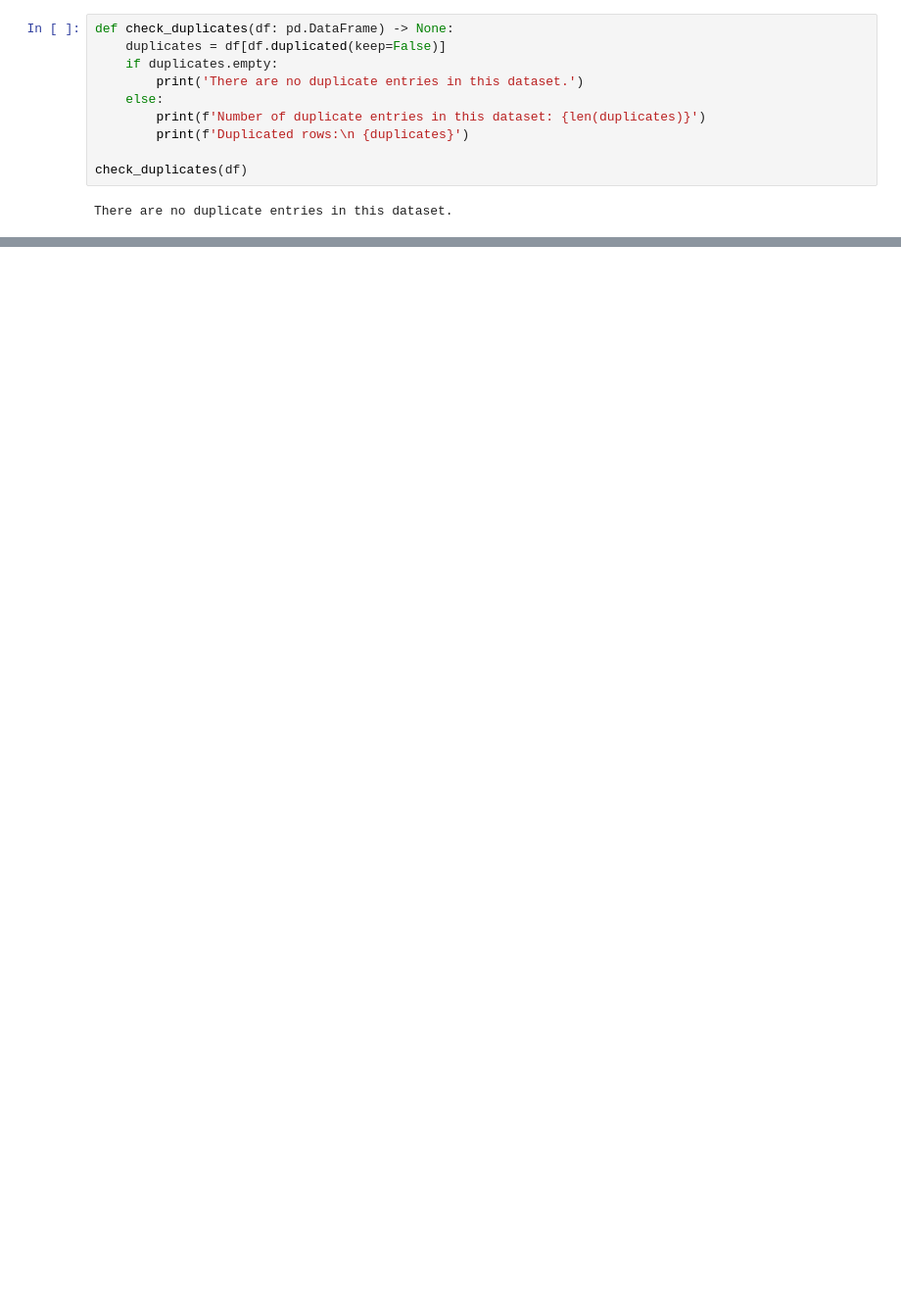
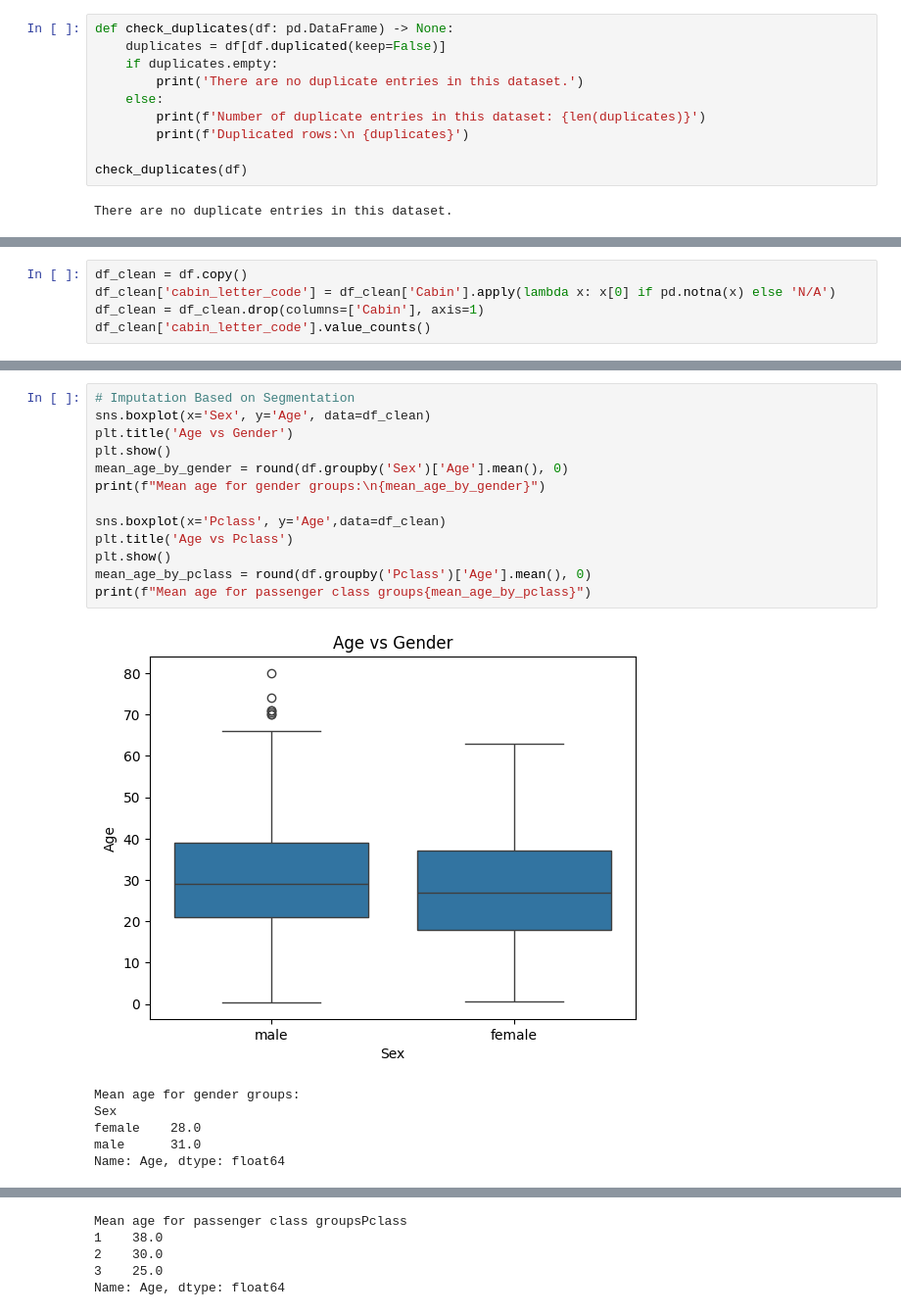
Before and after one commit to serverdaun/titanic_kaggle, a Jupyter notebook: main.py.ipynb, the cells around one changed output, grey strips where cells are left out. Shown: that part at 98% size. Cells and saved outputs as stored; diff of their text form; blank space fills up the shorter version.

```diff
--- a/main.py.ipynb
+++ b/main.py.ipynb
@@ -48,0 +123,5 @@ There are no duplicate entries in this dataset.
+# %%
+df_clean = df.copy()
+df_clean['cabin_letter_code'] = df_clean['Cabin'].apply(lambda x: x[0] if pd.notna(x) else 'N/A')
+df_clean = df_clean.drop(columns=['Cabin'], axis=1)
+df_clean['cabin_letter_code'].value_counts()
@@ -48,0 +164,20 @@ There are no duplicate entries in this dataset.
+# %%
+# Imputation Based on Segmentation
+sns.boxplot(x='Sex', y='Age', data=df_clean)
+plt.title('Age vs Gender')
+plt.show()
+mean_age_by_gender = round(df.groupby('Sex')['Age'].mean(), 0)
+print(f"Mean age for gender groups:\n{mean_age_by_gender}")
+
+sns.boxplot(x='Pclass', y='Age',data=df_clean)
+plt.title('Age vs Pclass')
+plt.show()
+mean_age_by_pclass = round(df.groupby('Pclass')['Age'].mean(), 0)
+print(f"Mean age for passenger class groups{mean_age_by_pclass}")
+# %% [output]
+[figure, added]
+Mean age for gender groups:
+Sex
+female    28.0
+male      31.0
+Name: Age, dtype: float64
@@ -48,0 +185,5 @@ There are no duplicate entries in this dataset.
+Mean age for passenger class groupsPclass
+1    38.0
+2    30.0
+3    25.0
+Name: Age, dtype: float64
```
Also changed, not shown: parts of 23 cells of this notebook, 1 other file.
